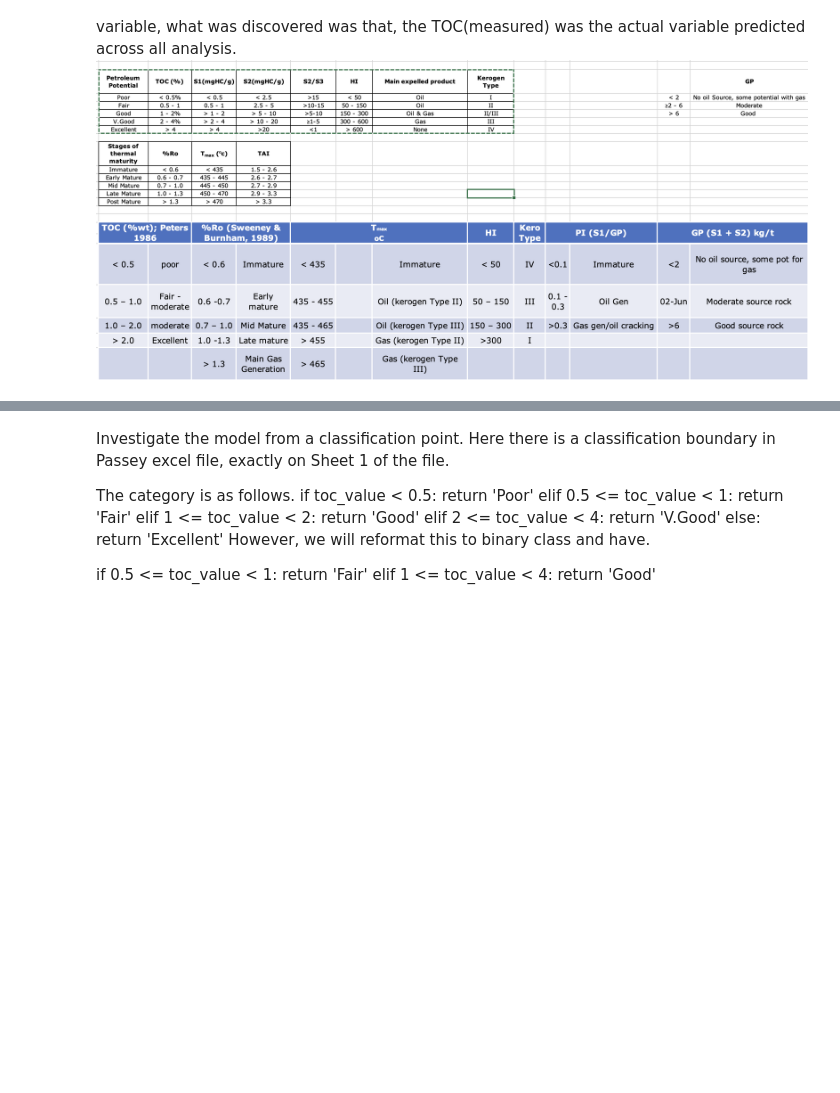
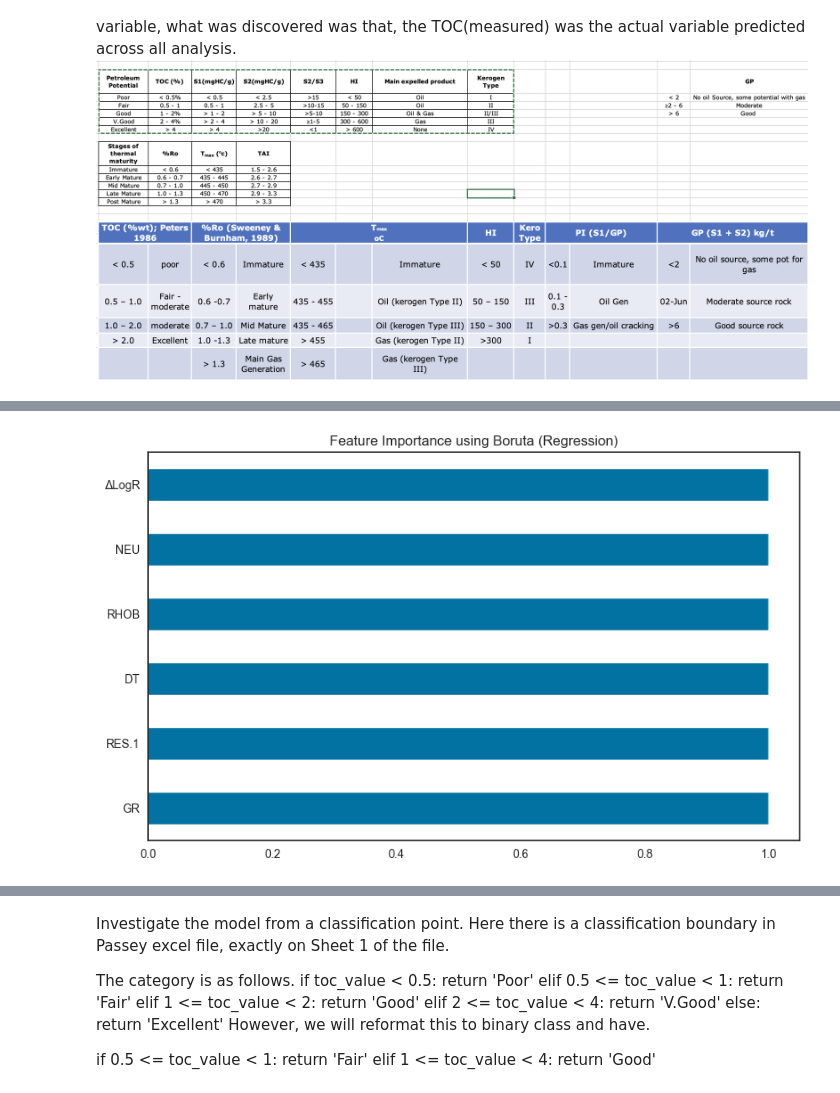
Before and after one commit to Balogunhabeeb14/Petroleum-Target-Xplorer, a Jupyter notebook: Second paper/Recent.ipynb, the cells around one changed output, grey strips where cells are left out. Cells and saved outputs as stored; diff of their text form; code cells hidden in the pictures; blank space fills up the shorter version.

```diff
--- a/Second paper/Recent.ipynb
+++ b/Second paper/Recent.ipynb
@@ -202,0 +658,28 @@ plot_feature_importances_regression(X, y)
+# %%
+from boruta import BorutaPy
+from sklearn.ensemble import RandomForestRegressor
+import pandas as pd
+import matplotlib.pyplot as plt
+
+# Use a random forest regressor for Boruta
+model = RandomForestRegressor(n_estimators=100, random_state=42)
+
+# Initialize Boruta feature selector for regression
+boruta_selector = BorutaPy(model, n_estimators='auto', random_state=42)
+
+# Fit Boruta selector to data
+boruta_selector.fit(X_KR2.values, y_KR2)
+
+# Get the ranking of features
+feature_ranks = boruta_selector.ranking_
+
+# Convert to a Pandas Series for plotting
+feature_ranks_series = pd.Series(feature_ranks, index=X_KR2.columns)
+
+# Plot Boruta feature importance
+plt.figure(figsize=(10, 6))
+feature_ranks_series.sort_values(ascending=True).plot(kind='barh')
+plt.title('Feature Importance using Boruta (Regression)')
+plt.show()
+# %% [output]
+[figure, added]
```
Also changed, not shown: parts of 51 cells of this notebook.
